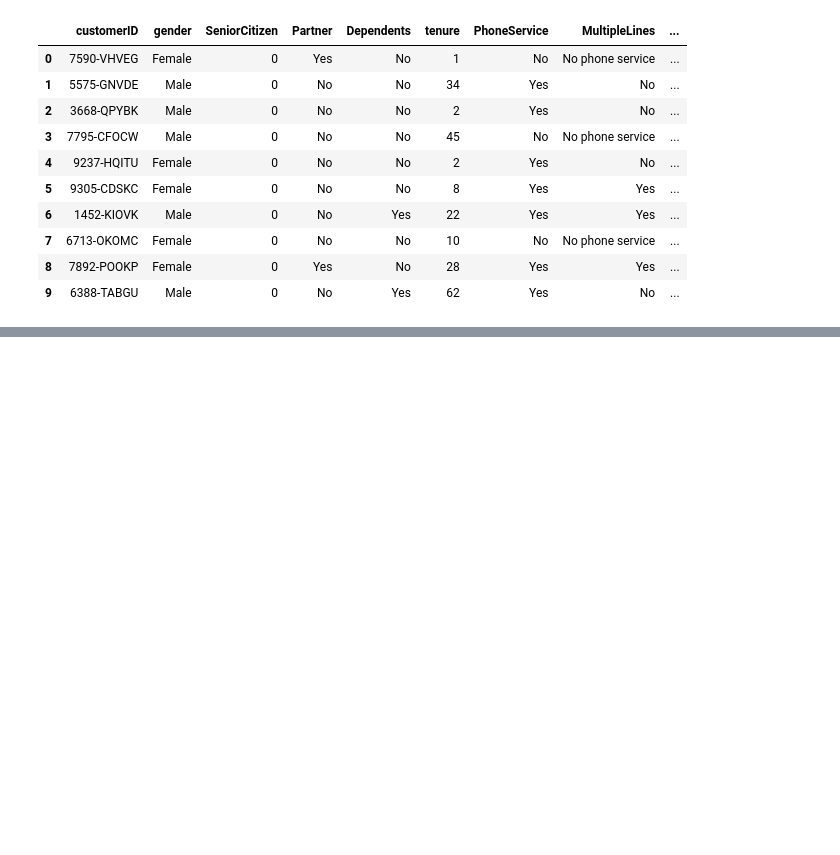
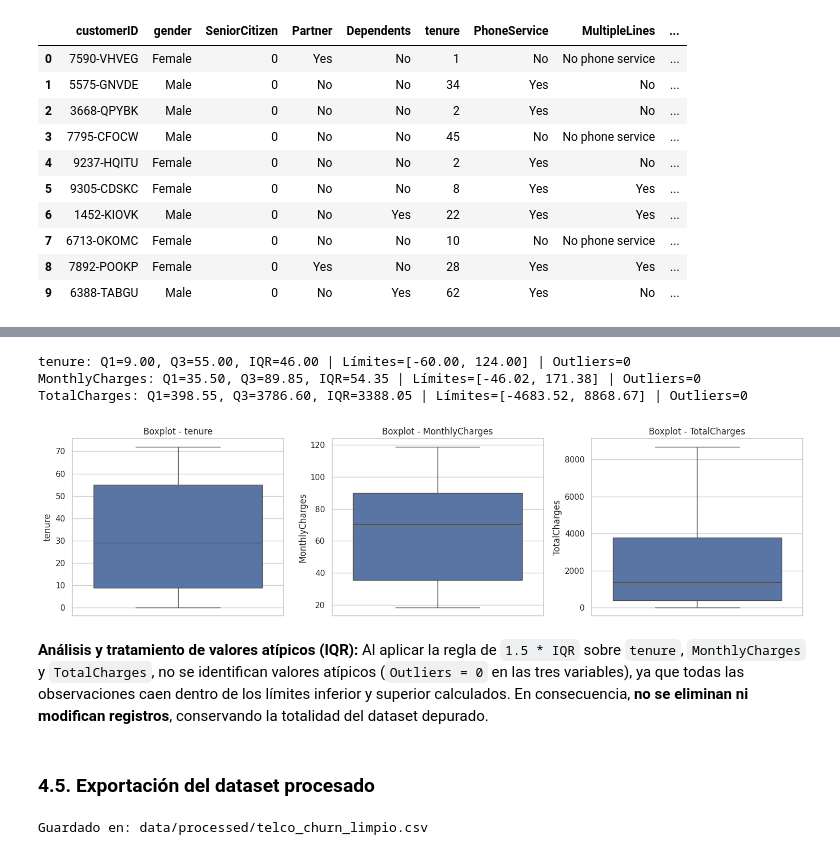
Before and after one commit to Lujan-84/TPI-Analisis-de-Datos, a Jupyter notebook: notebooks/TPI_Analisis_de_Datos.ipynb, the cells around one changed output, grey strips where cells are left out. Drawn from its saved outputs; the diff is of its cells as text; code cells hidden in the pictures; blank space fills up the shorter version.

```diff
--- a/notebooks/TPI_Analisis_de_Datos.ipynb
+++ b/notebooks/TPI_Analisis_de_Datos.ipynb
@@ -156,0 +477,10 @@ Esta estructura formal permite garantizar la consistencia de los datos y facilit
+# %%
+# 1. Convertimos los valores de TotalCharges a formato numérico
+total_charges_num = pd.to_numeric(df_analisis["TotalCharges"], errors="coerce")
+
+# 2. Reemplazamos los valores no numéricos por 0 y establecemos el tipo float64
+df_analisis["TotalCharges"] = total_charges_num.fillna(0.0).astype("float64")
+
+# 3. Comprobamos que la conversión y la limpieza se hayan realizado correctamente
+print("Valores nulos restantes en TotalCharges:", df_analisis["TotalCharges"].isna().sum())
+print("Tipo de dato de TotalCharges:", df_analisis["TotalCharges"].dtype)
@@ -156,0 +493,42 @@ Esta estructura formal permite garantizar la consistencia de los datos y facilit
+# %%
+cols_numericas = ["tenure", "MonthlyCharges", "TotalCharges"]
+
+fig, axes = plt.subplots(1, 3, figsize=(15, 4))
+
+for ax, col in zip(axes, cols_numericas):
+    q1 = df_analisis[col].quantile(0.25)
+    q3 = df_analisis[col].quantile(0.75)
+    iqr = q3 - q1
+    lim_inf = q1 - 1.5 * iqr
+    lim_sup = q3 + 1.5 * iqr
+
+    outliers = df_analisis[(df_analisis[col] < lim_inf) | (df_analisis[col] > lim_sup)]
+
+    print(
+        f"{col}: Q1={q1:.2f}, Q3={q3:.2f}, "
+        f"IQR={iqr:.2f} | Límites=[{lim_inf:.2f}, {lim_sup:.2f}] "
+        f"| Outliers={len(outliers)}"
+    )
+
+    sns.boxplot(y=df_analisis[col], ax=ax)
+    ax.set_title(f"Boxplot - {col}")
+
+plt.tight_layout()
+plt.show()
+# %% [output]
+tenure: Q1=9.00, Q3=55.00, IQR=46.00 | Límites=[-60.00, 124.00] | Outliers=0
+MonthlyCharges: Q1=35.50, Q3=89.85, IQR=54.35 | Límites=[-46.02, 171.38] | Outliers=0
+TotalCharges: Q1=398.55, Q3=3786.60, IQR=3388.05 | Límites=[-4683.52, 8868.67] | Outliers=0
+[figure, added]
+# %% [markdown]
+**Análisis y tratamiento de valores atípicos (IQR):**
+Al aplicar la regla de `1.5 * IQR` sobre `tenure`, `MonthlyCharges` y `TotalCharges`, no se identifican valores atípicos (`Outliers = 0` en las tres variables), ya que todas las observaciones caen dentro de los límites inferior y superior calculados. En consecuencia, **no se eliminan ni modifican registros**, conservando la totalidad del dataset depurado.
+# %% [markdown]
+### 4.5. Exportación del dataset procesado
+# %%
+# 4. Guardado del dataset procesado en la carpeta de Colab
+os.makedirs("data/processed", exist_ok=True)
+df_analisis.to_csv("data/processed/telco_churn_limpio.csv", index=False)
+print("Guardado en: data/processed/telco_churn_limpio.csv")
+# %% [output]
+Guardado en: data/processed/telco_churn_limpio.csv
```
Also changed, not shown: parts of 65 cells of this notebook.
